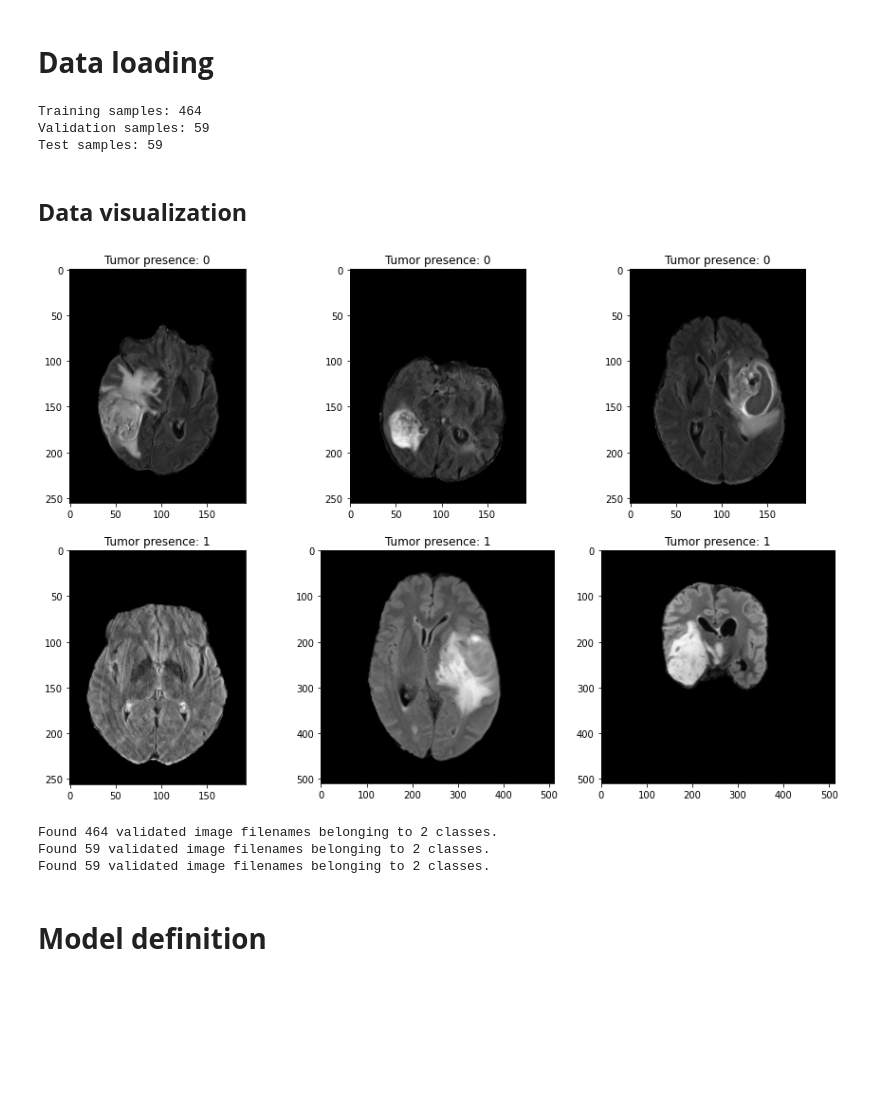
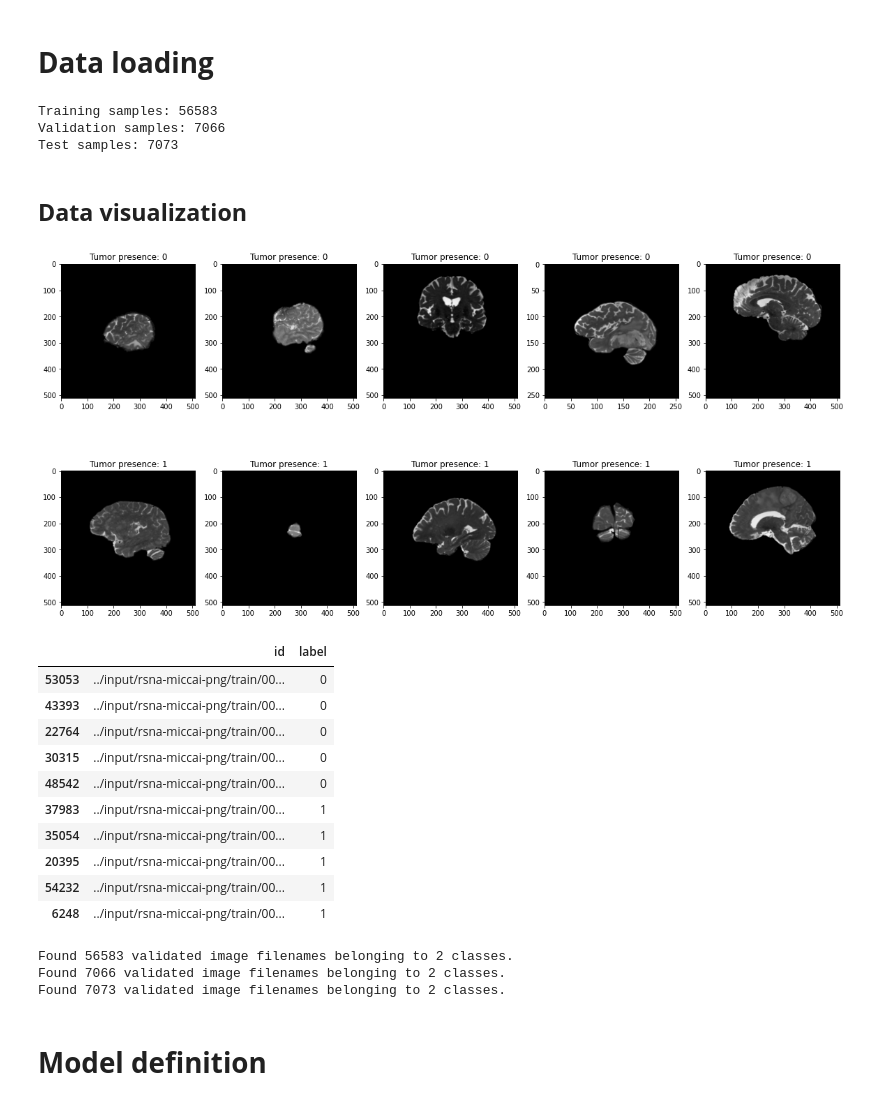
Before and after one commit to SrLozano/Brain-Tumor-Radiogenomic-Classification, a Jupyter notebook: brain-tumor-classification.ipynb, the cells around one changed output. Saved outputs shown, nothing was run; the diff lists cells and outputs as text; code cells hidden in the pictures; blank space fills up the shorter version.

Commit message:
Included training with all the images

```diff
--- a/brain-tumor-classification.ipynb
+++ b/brain-tumor-classification.ipynb
@@ -24,14 +24,14 @@ from sklearn.model_selection import train_test_split # divide dataset
 from sklearn.metrics import classification_report, confusion_matrix, roc_auc_score # confusion matrix
 # %%
 # Variable declaration
-image_mode = "FLAIR" # FLAIR - T1w - T1wCE - T2w
-patient_mode = "central" # central - first TODO: Explain
+image_mode = "T2w" # FLAIR - T1w - T1wCE - T2w
+patient_mode = "all" # all - central - first TODO: Explain
 input_dir = "../input/rsna-miccai-png/train"
 target_dir = "../input/rsna-miccai-png/test"
 
 # Model variables
-epochs = 5
-batch_size = 32
+epochs = 4
+batch_size = 64
 learning_rate = 0.01
 optimizer = "RMSprop"
 loss_function = "binary_crossentropy"
@@ -58,6 +58,10 @@ for patient in input_img_paths_patients:
         index_central_image = min(images_id) # Get first image
         path = os.path.join(patient, "Image-" + str(index_central_image) + ".png")
         if os.path.exists(path): input_img_paths.append(path)
+    if patient_mode == 'all': # Add all of the available images
+        for image in images_id:
+            path = os.path.join(patient, "Image-" + str(image) + ".png")
+            if os.path.exists(path): input_img_paths.append(path)
 
 # Read csv labels
 df = pd.read_csv('../input/rsna-miccai-brain-tumor-radiogenomic-classification/train_labels.csv')
@@ -84,9 +88,9 @@ val_df = pd.DataFrame(data)
 data = {'id': X_test, 'label': [str(x) for x in y_test]}
 test_df = pd.DataFrame(data)
 # %% [output]
-Training samples: 464
-Validation samples: 59
-Test samples: 59
+Training samples: 56583
+Validation samples: 7066
+Test samples: 7073
 # %%
 def load_dataset(train_df, val_df, test_df, data_augmentation=False):
     """
@@ -127,32 +131,45 @@ def load_dataset(train_df, val_df, test_df, data_augmentation=False):
 # %% [markdown]
 ## **Data visualization**
 # %%
-samples = 3
+samples = 5
 selected = pd.concat([train_df[train_df.label.eq('0')].sample(samples), train_df[train_df.label.eq('1')].sample(samples)])
 
 # Create figure
-fig = plt.figure(figsize=(15, 10))
+fig = plt.figure(figsize=(20, 10))
 
 # Cetting values to rows and column variables
 rows = 2
-columns = 3
+columns = samples
 
 for element in range(0, len(selected)):
 
     # Plot images - Visualize an image and it's segmentation
     fig.add_subplot(rows, columns, element + 1)
-    print()
     plt.imshow(io.imread(list(selected['id'])[element]), cmap='gray')
     plt.title(f"Tumor presence: {list(selected['label'])[element]}")
 # %% [output]
-[figure, old version]
+[figure, new version]
+# %%
+selected
+# %% [output]
+|  | id | label |
+| 53053 | ../input/rsna-miccai-png/train/00... | 0 |
+| 43393 | ../input/rsna-miccai-png/train/00... | 0 |
+| 22764 | ../input/rsna-miccai-png/train/00... | 0 |
+| 30315 | ../input/rsna-miccai-png/train/00... | 0 |
+| 48542 | ../input/rsna-miccai-png/train/00... | 0 |
+| 37983 | ../input/rsna-miccai-png/train/00... | 1 |
+| 35054 | ../input/rsna-miccai-png/train/00... | 1 |
+| 20395 | ../input/rsna-miccai-png/train/00... | 1 |
+| 54232 | ../input/rsna-miccai-png/train/00... | 1 |
+| 6248 | ../input/rsna-miccai-png/train/00... | 1 |
 # %%
 # Load dataset
 train_generator, val_generator, test_generator = load_dataset(train_df, val_df, test_df)
 # %% [output]
-Found 464 validated image filenames belonging to 2 classes.
-Found 59 validated image filenames belonging to 2 classes.
-Found 59 validated image filenames belonging to 2 classes.
+Found 56583 validated image filenames belonging to 2 classes.
+Found 7066 validated image filenames belonging to 2 classes.
+Found 7073 validated image filenames belonging to 2 classes.
 # %% [markdown]
 # **Model definition**
 # %%
```
Also changed, not shown: parts of 16 cells of this notebook.
